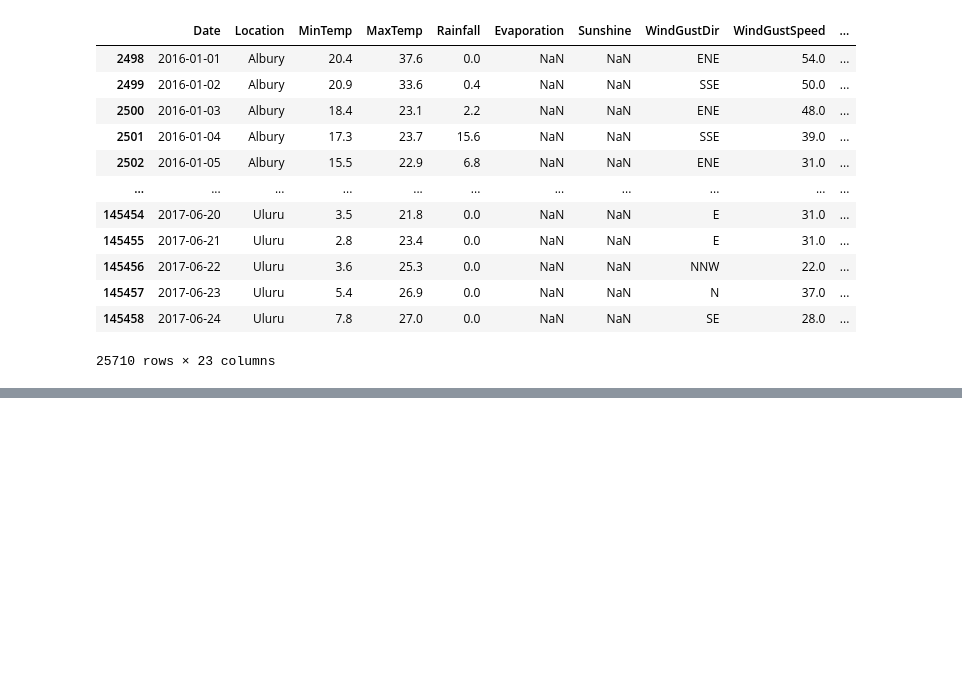
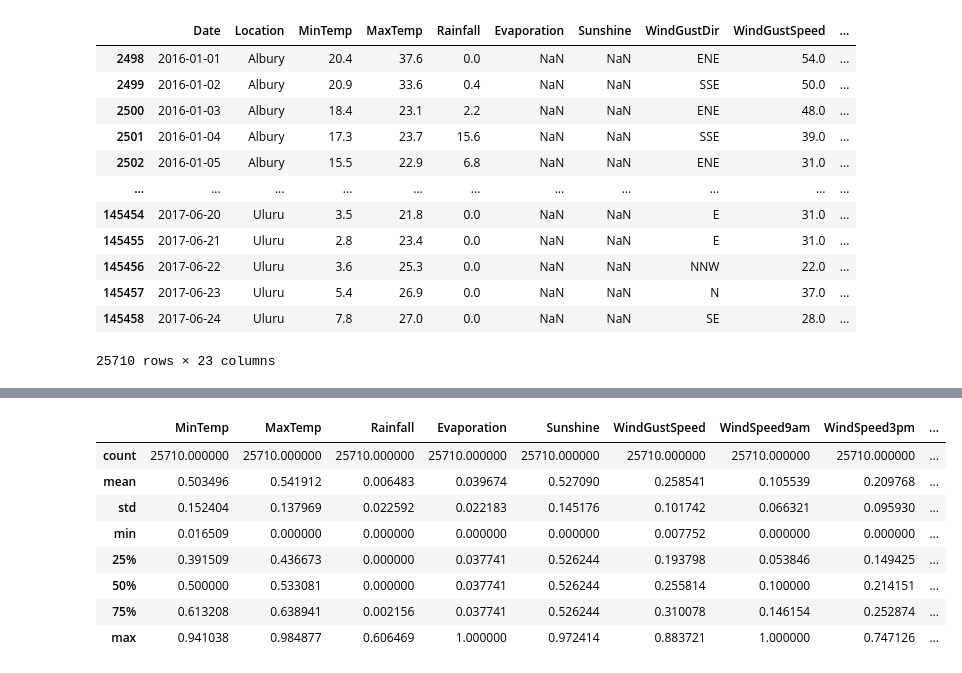
Before and after one commit to shahpranshu27/HandsOn_ML, a Jupyter notebook: Rain_Prediction_Australia.ipynb, the cells around one changed output, grey strips where cells are left out. Saved outputs shown, nothing was run; the diff lists cells and outputs as text; code cells hidden in the pictures; blank space fills up the shorter version.

```diff
--- a/Rain_Prediction_Australia.ipynb
+++ b/Rain_Prediction_Australia.ipynb
@@ -225,0 +460,3 @@ test_df
+# %%
+test_inputs[numerical_cols] = impute.transform(test_inputs[numerical_cols])
+test_inputs[numerical_cols].isna().sum()
@@ -225,0 +558,12 @@ test_df
+# %%
+test_inputs[numerical_cols].describe()
+# %% [output]
+|  | MinTemp | MaxTemp | Rainfall | Evaporation | Sunshine | WindGustSpeed | WindSpeed9am | WindSpeed3pm | ... |
+| count | 25710.000000 | 25710.000000 | 25710.000000 | 25710.000000 | 25710.000000 | 25710.000000 | 25710.000000 | 25710.000000 | ... |
+| mean | 0.503496 | 0.541912 | 0.006483 | 0.039674 | 0.527090 | 0.258541 | 0.105539 | 0.209768 | ... |
+| std | 0.152404 | 0.137969 | 0.022592 | 0.022183 | 0.145176 | 0.101742 | 0.066321 | 0.095930 | ... |
+| min | 0.016509 | 0.000000 | 0.000000 | 0.000000 | 0.000000 | 0.007752 | 0.000000 | 0.000000 | ... |
+| 25% | 0.391509 | 0.436673 | 0.000000 | 0.037741 | 0.526244 | 0.193798 | 0.053846 | 0.149425 | ... |
+| 50% | 0.500000 | 0.533081 | 0.000000 | 0.037741 | 0.526244 | 0.255814 | 0.100000 | 0.214151 | ... |
+| 75% | 0.613208 | 0.638941 | 0.002156 | 0.037741 | 0.526244 | 0.310078 | 0.146154 | 0.252874 | ... |
+| max | 0.941038 | 0.984877 | 0.606469 | 1.000000 | 0.972414 | 0.883721 | 1.000000 | 0.747126 | ... |
```
Also changed, not shown: parts of 54 cells of this notebook.
